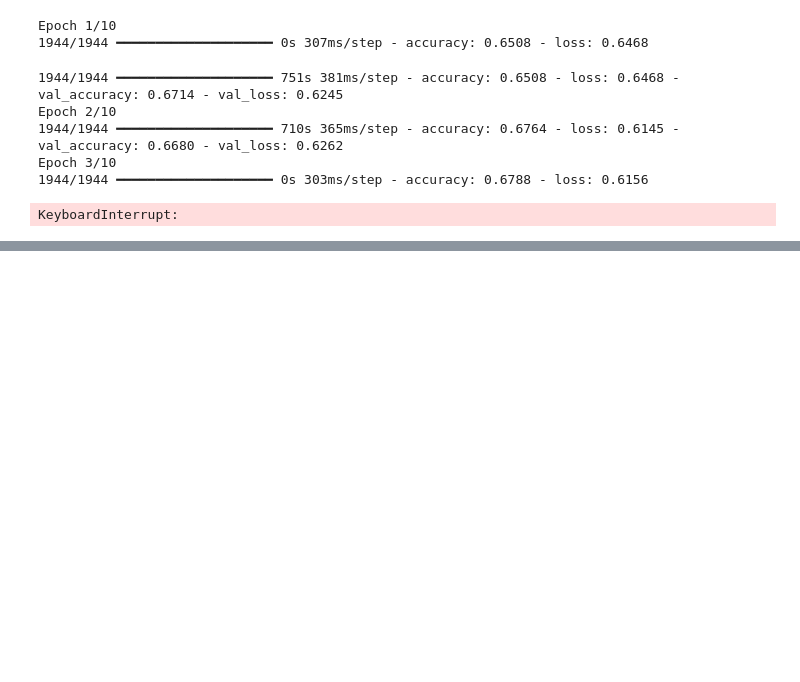
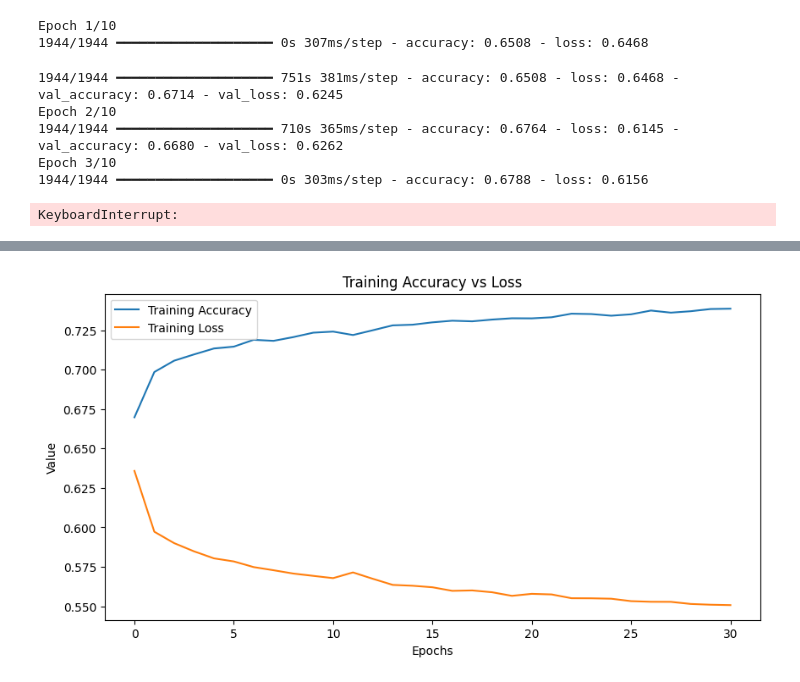
Before and after one commit to HarshleenKaur95236/Drought-Prediction-Using-Multi-Modal-Deep-Learning-STGCN-Based, a Jupyter notebook: drought_harshleen_(Model_trained_and_shared_on_github)_16_May.ipynb, the cells around one changed output, grey strips where cells are left out. Cells and saved outputs as stored; diff of their text form; code cells hidden in the pictures; blank space fills up the shorter version.

```diff
--- a/drought_harshleen_(Model_trained_and_shared_on_github)_16_May.ipynb
+++ b/drought_harshleen_(Model_trained_and_shared_on_github)_16_May.ipynb
@@ -1267,0 +1330,15 @@ plt.show()
+# %%
+# 5. Fine-Tune Top Layers
+base_model.trainable = True  # Unfreeze for fine-tuning
+
+model.compile(optimizer=tf.keras.optimizers.Adam(learning_rate=1e-5),
+              loss='binary_crossentropy',
+              metrics=['accuracy'])
+
+fine_tune_epochs = 20
+
+history_fine = model.fit(
+    train_generator,
+    validation_data=val_generator,
+    epochs=fine_tune_epochs
+)   # if graph is not looking good, then we can do fine tuning
@@ -1267,0 +1363,19 @@ plt.show()
+# %%
+# 6. Plot Accuracy vs Loss
+import matplotlib.pyplot as plt
+
+acc = history.history['accuracy'] + history_fine.history['accuracy']
+loss = history.history['loss'] + history_fine.history['loss']
+
+epochs_range = range(len(acc))
+
+plt.figure(figsize=(10, 5))
+plt.plot(epochs_range, acc, label='Training Accuracy')
+plt.plot(epochs_range, loss, label='Training Loss')
+plt.xlabel('Epochs')
+plt.ylabel('Value')
+plt.title('Training Accuracy vs Loss')
+plt.legend()
+plt.show()
+# %% [output]
+[figure, added]
```
Also changed, not shown: parts of 83 cells of this notebook.
